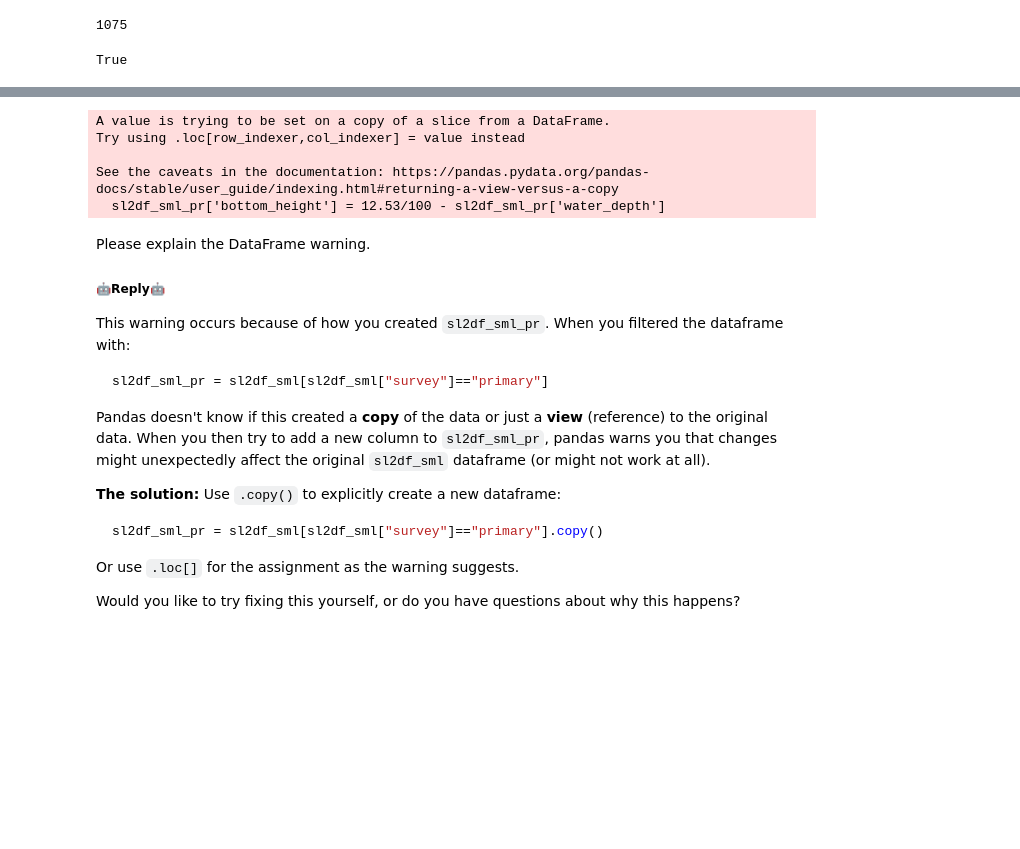
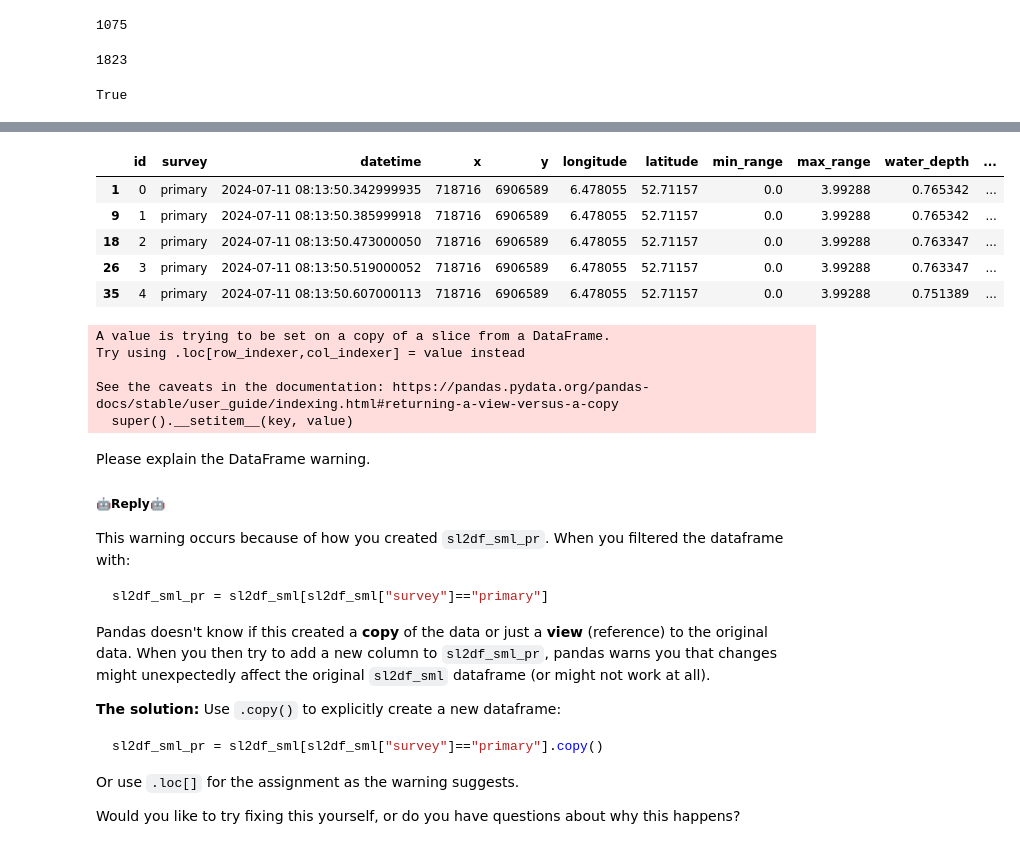
Before and after one commit to Hopsakee/sonar2csv_shape, a Jupyter notebook: nbs/00_core.ipynb, the cells around one changed output, grey strips where cells are left out. Cells and saved outputs as stored; diff of their text form; code cells hidden in the pictures; blank space fills up the shorter version.

```diff
--- a/nbs/00_core.ipynb
+++ b/nbs/00_core.ipynb
@@ -100,8 +100,8 @@ We only need the facts that have the value "primary" in the column "survey".
 The coördinates in the Sonar files are in crs WGS84 (epsg:4326), we need to convert those to the crs we use, which is RDN Amersfoort (epsg:28992).
 We accomplish that by using the `geopandas` method `.set_crs` and `.to_crs`.
 # %%
-sl2df_sml = sl2data.df[0:16]
-sl2df_sml
+sl2_df_sml = sl2_d.df[0:16]
+sl2_df_sml
 # %% [output]
 |  | id | survey | datetime | x | y | longitude | latitude | min_range | max_range | water_depth | ... |
 | 1 | 0 | primary | 2024-07-11 08:13:50.342999935 | 718716 | 6906589 | 6.478055 | 52.71157 | 0.00000 | 3.99288 | 0.765342 | ... |
@@ -205,7 +185,7 @@ gdf = geopandas.GeoDataFrame(sl2df_sml, geometry=geopandas.points_from_xy(sl2df_
 
 This creates Point geometries from your longitude/latitude columns. However, you'll also want to set the coordinate reference system (CRS) since these are WGS84 coordinates. Would you like to try writing that part yourself, or would you like a hint about which method to use?
 # %%
-gdf = gpd.GeoDataFrame(sl2df_sml, geometry=gpd.points_from_xy(sl2df_sml.longitude, sl2df_sml.latitude))
+gdf = gpd.GeoDataFrame(sl2_df_sml, geometry=gpd.points_from_xy(sl2_df_sml.longitude, sl2_df_sml.latitude))
 # %%
 gdf = gdf.set_crs(epsg=4326)
 # %%
@@ -296 +276,5 @@ def extract_height(
+# %%
+extract_height(Path("/some/where/afen22e34_+1823cmNAP.sl2"))
+# %% [output]
+1823
 # %%
@@ -320,15 +305,23 @@ sl2df_sml.head()
 | 8 | 1 | sidescan | 2024-07-11 08:13:50.404999971 | 718714 | 6906589 | 6.478037 | 52.71157 | -4.99872 | 4.99872 | 0.765342 | ... |
 | 9 | 1 | primary | 2024-07-11 08:13:50.385999918 | 718716 | 6906589 | 6.478055 | 52.71157 | 0.00000 | 3.99288 | 0.765342 | ... |
 # %%
-sl2df_sml_pr = sl2df_sml[sl2df_sml["survey"]=="primary"]
+sl2_gdf_pr = sl2_gdf[sl2_gdf["survey"]=="primary"]
+sl2_gdf_pr.head()
+# %% [output]
+|  | id | survey | datetime | x | y | longitude | latitude | min_range | max_range | water_depth | ... |
+| 1 | 0 | primary | 2024-07-11 08:13:50.342999935 | 718716 | 6906589 | 6.478055 | 52.71157 | 0.0 | 3.99288 | 0.765342 | ... |
+| 9 | 1 | primary | 2024-07-11 08:13:50.385999918 | 718716 | 6906589 | 6.478055 | 52.71157 | 0.0 | 3.99288 | 0.765342 | ... |
+| 18 | 2 | primary | 2024-07-11 08:13:50.473000050 | 718716 | 6906589 | 6.478055 | 52.71157 | 0.0 | 3.99288 | 0.763347 | ... |
+| 26 | 3 | primary | 2024-07-11 08:13:50.519000052 | 718716 | 6906589 | 6.478055 | 52.71157 | 0.0 | 3.99288 | 0.763347 | ... |
+| 35 | 4 | primary | 2024-07-11 08:13:50.607000113 | 718716 | 6906589 | 6.478055 | 52.71157 | 0.0 | 3.99288 | 0.751389 | ... |
 # %%
-sl2df_sml_pr['bottom_height'] = 12.53/100 - sl2df_sml_pr['water_depth']
+sl2_gdf_pr['bottom_height'] = 12.53/100 - sl2_gdf_pr['water_depth']
 # %% [output]
 A value is trying to be set on a copy of a slice from a DataFrame.
 Try using .loc[row_indexer,col_indexer] = value instead
 
 See the caveats in the documentation: https://pandas.pydata.org/pandas-docs/stable/user_guide/indexing.html#returning-a-view-versus-a-copy
-  sl2df_sml_pr['bottom_height'] = 12.53/100 - sl2df_sml_pr['water_depth']
+  super().__setitem__(key, value)
 # %% [markdown]
 Please explain the DataFrame warning.
 
```
Also changed, not shown: parts of 34 cells of this notebook.
